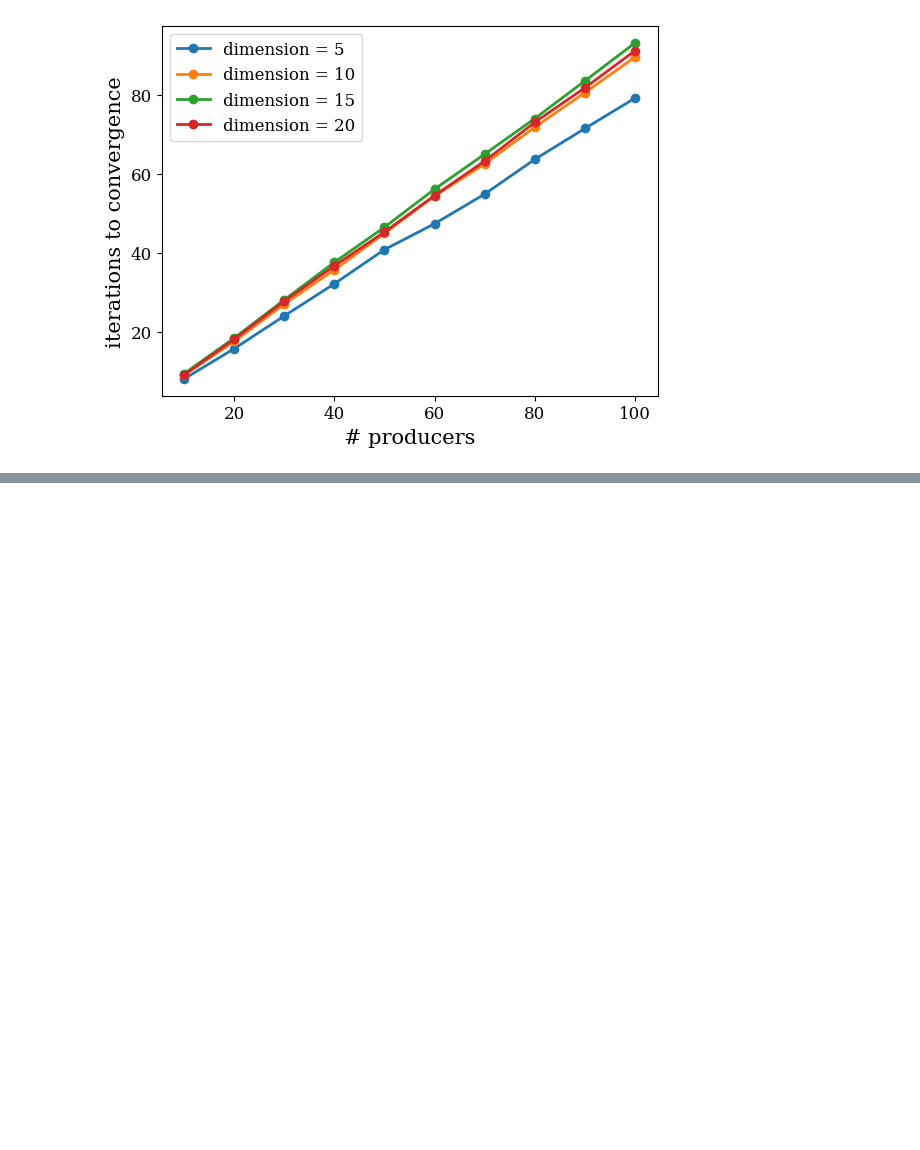
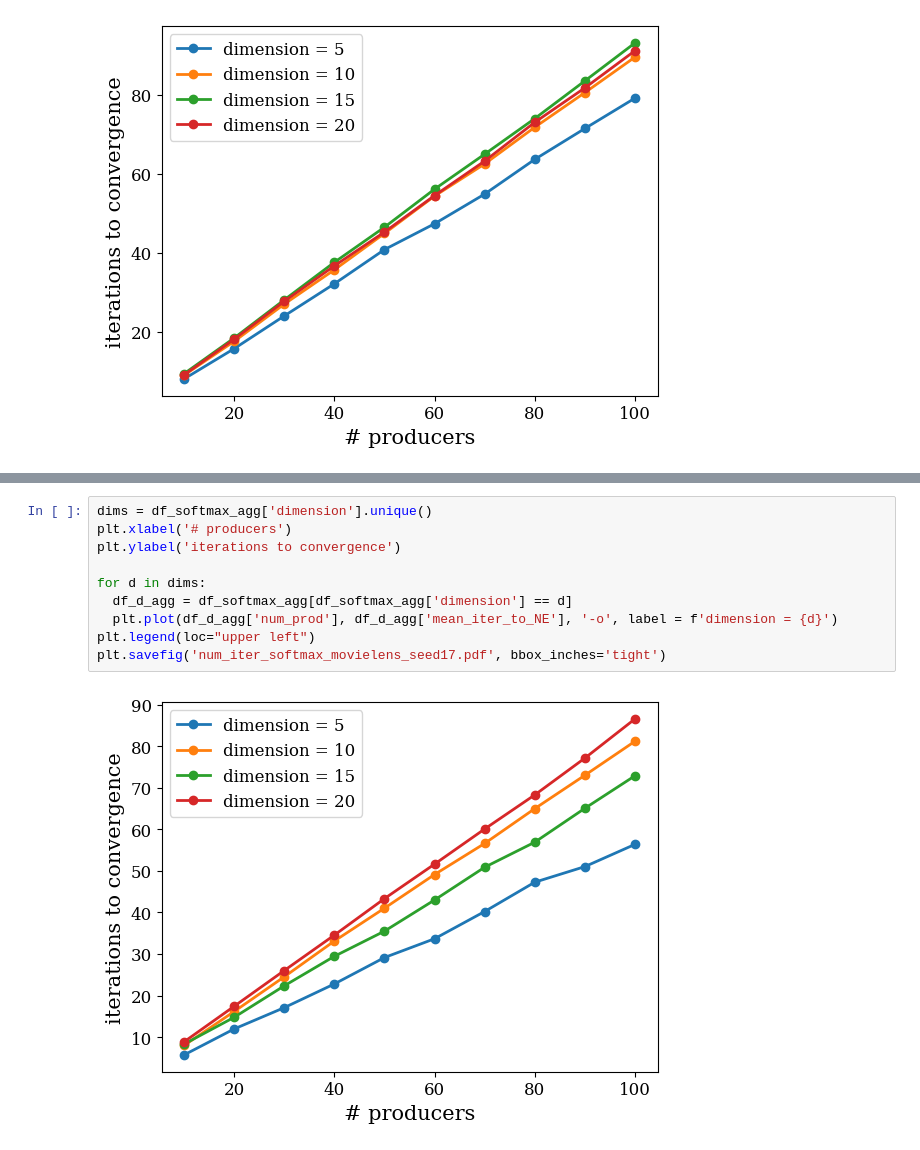
Before and after one commit to krishnacharya/recsys_eq, a Jupyter notebook: plots/plots_for_numiterations.ipynb, the cells around one changed output, grey strips where cells are left out. Drawn from its saved outputs; the diff is of its cells as text; blank space fills up the shorter version.

```diff
--- a/plots/plots_for_numiterations.ipynb
+++ b/plots/plots_for_numiterations.ipynb
@@ -184,0 +233,12 @@ plt.savefig('num_iter_softmax_weighted_dataset.pdf', bbox_inches='tight')
+# %%
+dims = df_softmax_agg['dimension'].unique()
+plt.xlabel('# producers')
+plt.ylabel('iterations to convergence')
+
+for d in dims:
+  df_d_agg = df_softmax_agg[df_softmax_agg['dimension'] == d]
+  plt.plot(df_d_agg['num_prod'], df_d_agg['mean_iter_to_NE'], '-o', label = f'dimension = {d}')
+plt.legend(loc="upper left")
+plt.savefig('num_iter_softmax_movielens_seed17.pdf', bbox_inches='tight')
+# %% [output]
+[figure, added]
```
Also changed, not shown: parts of 7 cells of this notebook, 6 other files.
